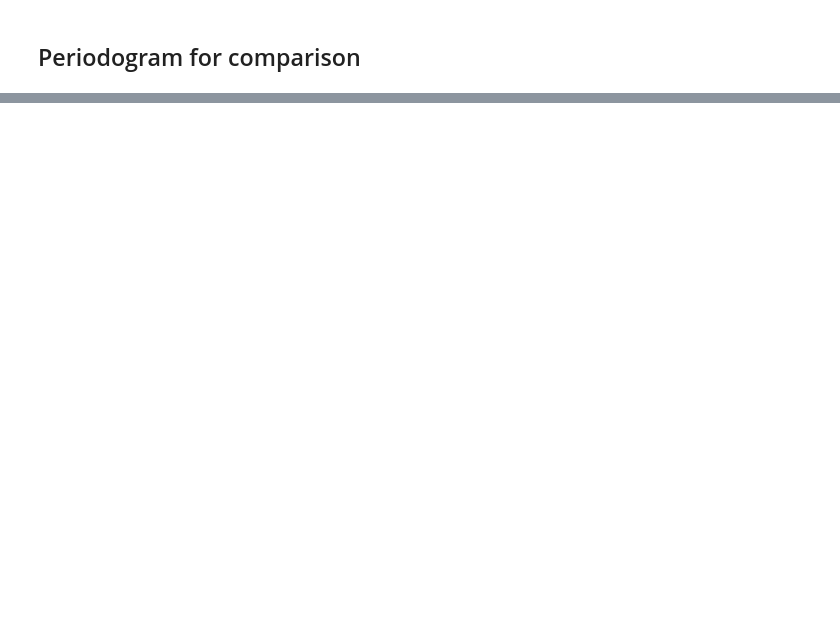
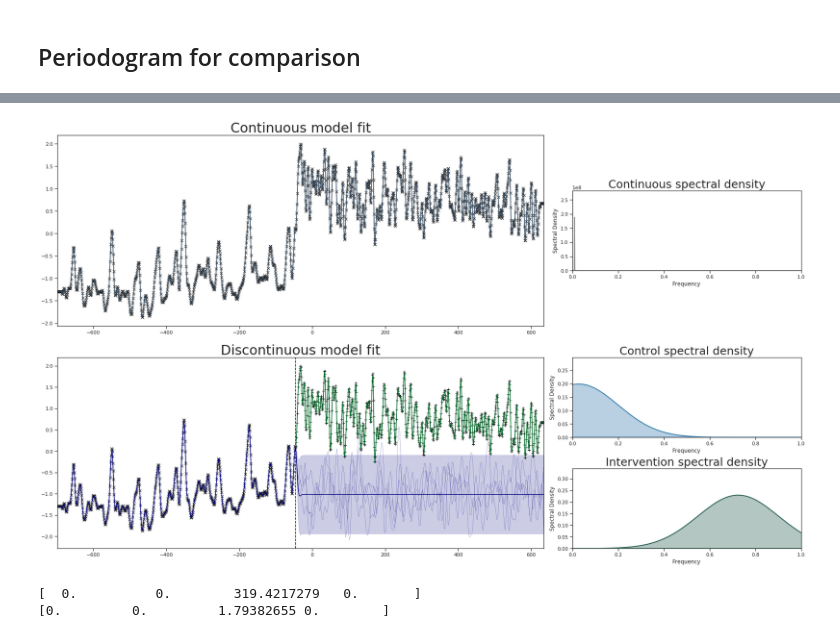
Before and after one commit to DavidLeeftink/Spectral-Discontinuity-Design, a Jupyter notebook: Analyses/Heart rate oscillations during meditation analysis.ipynb, the cells around one changed output, grey strips where cells are left out. Saved outputs shown, nothing was run; the diff lists cells and outputs as text; code cells hidden in the pictures; blank space fills up the shorter version.

```diff
--- a/Analyses/Heart rate oscillations during meditation analysis.ipynb
+++ b/Analyses/Heart rate oscillations during meditation analysis.ipynb
@@ -189,0 +200,68 @@ Patient 4
+# %%
+## Run SM analyses
+# yoga patients
+bayes_factors, effect_sizes  = np.zeros((X[0].shape[0])), np.zeros((X[0].shape[0]))
+for p, patient in enumerate(X[0]):
+    # Run analyses 1 by 1 to prevent running out of memory
+    if p is not 2:
+        continue
+    X_i, Y_i, b_i,norm = patient
+
+    μ_yi, σ_yi, μ_xi, σ_xi= norm
+    x1, x2 = np.float64(X_i[X_i<b_i]), np.float64(X_i[X_i>=b_i])
+    y1, y2 = np.float64(Y_i[:len(x1)]), np.float64(Y_i[len(x1):])
+
+    print(x1.shape, x2.shape,y1.shape,y2.shape,X_i.shape,Y_i.shape)
+    # # Save data of model
+    np.save('data', np.array([X_i,Y_i,b_i]))
+    np.save('standardization_terms', np.array([μ_yi, σ_yi]))
+
+    dummy_kernel    = Linear()
+    a               = analyses.SimpleAnalysis([(x1, y1), (x2, y2)], dummy_kernel, b_i, share_params=False)
+
+    constant1, constant2 = Constant(), Constant()
+    changepoints         = ChangePoints([constant1, constant2], locations=[b_i], steepness=99999.0)
+    gpflow.set_trainable(changepoints.locations, False)
+
+     # Determine for each model the number of components
+    min_Q, max_Q   = 2, 10
+    fs             = .6
+    Q_continuous   = 6#t.find_optimal_Q(X_i,Y_i,a.continuous_data, min_Q, max_Q, fs=fs, added_kernel = None) # To do: find a way to specify the prior outside of the toolbox.
+    Q_control      = 2#t.find_optimal_Q(x1, y1, a.discontinuous_data[0], min_Q, max_Q, fs=fs, added_kernel = Constant())
+    Q_intervention = 3#t.find_optimal_Q(x2, y2, a.discontinuous_data[1], min_Q, max_Q, fs=fs, added_kernel = Constant())
+    print(Q_continuous, Q_control, Q_intervention)
+
+    sm_continuous   = SpectralMixture(Q_continuous, x=X_i,y=Y_i,fs=fs) + changepoints
+    sm_control      = SpectralMixture(Q_control, x=x1, y=y1, fs=fs) + Constant()
+    sm_intervention = SpectralMixture(Q_intervention, x=x2, y=y2, fs=fs) + Constant()
+
+
+    # Assign priors to kernels
+    kernels = [sm_continuous, sm_control, sm_intervention]
+    for kernel in kernels:
+        for k in kernel.kernels:
+            if isinstance(k, SpectralMixtureComponent):
+                continue #k.lengthscale.prior = tfd.Gamma(f64(8.), f64(.6))
+
+    # Run analysis
+    a.continuous_model.models[0].kernel    = sm_continuous
+    a.discontinuous_model.models[0].kernel = sm_control
+    a.discontinuous_model.models[1].kernel = sm_intervention
+    a.train(verbose=True)
+
+    # Save results
+    log_bayes_factor = a.log_bayes_factor(verbose=True)
+    bayes_factors[p] = log_bayes_factor.numpy()
+    causal_effects, average_es, sum_es = a.get_effect_size(MAE())
+    effect_sizes[p] = average_es
+    np.save('causal_effects', causal_effects)
+    np.save('bayes_factor', bayes_factors)
+    np.save('Q_values', np.array([Q_continuous, Q_control, Q_intervention]))
+
+    # Plot model fits
+    t.plot_posterior_model_spectrum(a, padding=0, max_x = 2.5,lineplot=False, scalar = 1, num_samples=X_i.shape[0], num_f_samples=4)
+    plt.show()
+
+print(bayes_factors)
+print(effect_sizes)
+# %% [output]
@@ -189,0 +285,3 @@ Patient 4
+[figure, added]
+[  0.          0.        319.4217279   0.       ]
+[0.         0.         1.79382655 0.        ]
```
Also changed, not shown: parts of 9 cells of this notebook, 12 other files.
